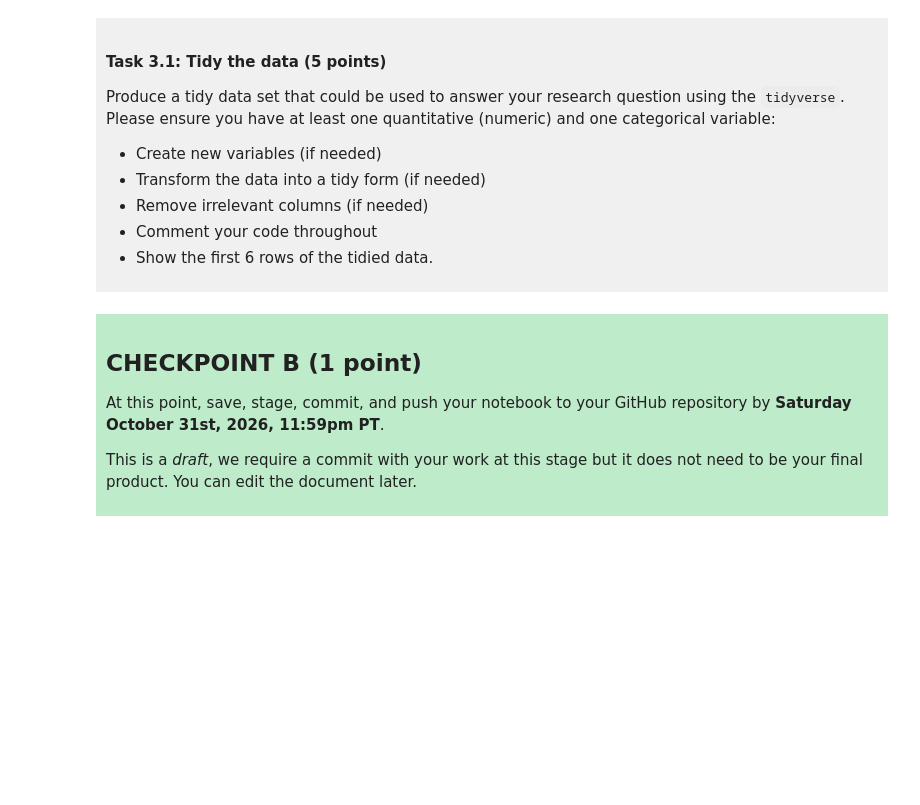
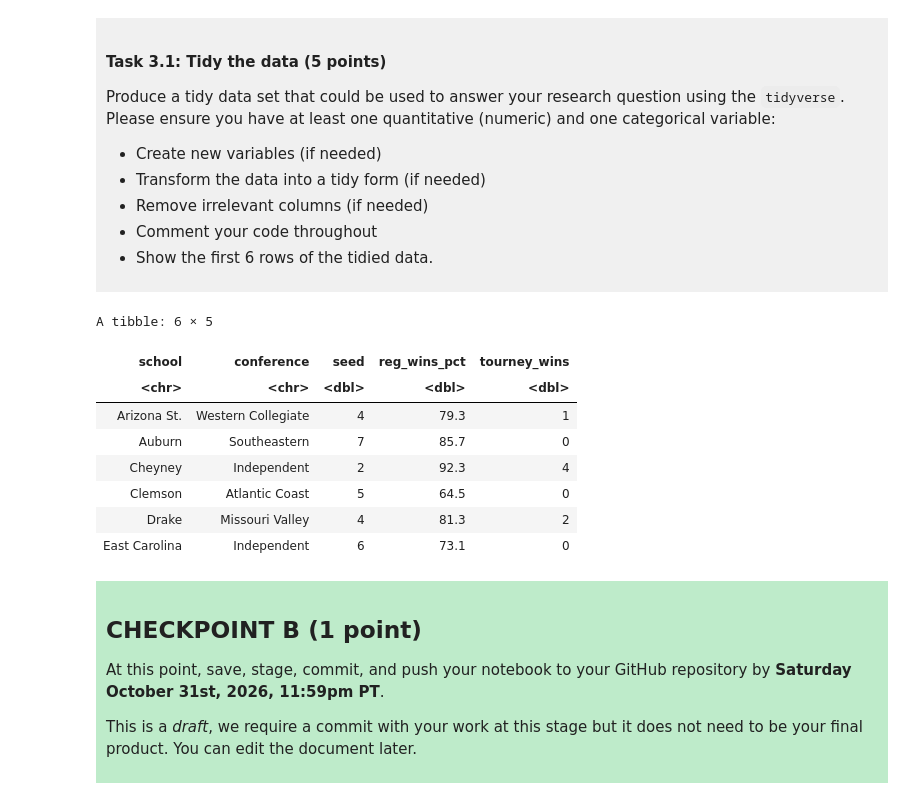
Before and after one commit to RubyBeach/DSCI-100-Project-Ruby-Beach, a Jupyter notebook: dsci-100-project-notebook.ipynb, the cells around one changed output. Drawn from its saved outputs; the diff is of its cells as text; code cells hidden in the pictures; blank space fills up the shorter version.

```diff
--- a/dsci-100-project-notebook.ipynb
+++ b/dsci-100-project-notebook.ipynb
@@ -189,7 +212,23 @@ Produce a tidy data set that could be used to answer your research question usin
 
 </div>
 # %%
-### EDIT THIS CODE CELL ###
+library(tidyverse)
+march_madness_w_tidy<- march_madness_w |>
+       select (school, conference, seed, reg_wins_pct, tourney_wins) |> #selecting the columns that are relevant to my question
+filter(!is.na(school), !is.na(conference), !is.na(seed), !is.na(reg_wins_pct), !is.na(tourney_wins)) #sorting out all of the NA values
+
+march_madness_w_tidy |>
+slice(1:6)
+# %% [output]
+A tibble: 6 × 5
+| school | conference | seed | reg_wins_pct | tourney_wins |
+| <chr> | <chr> | <dbl> | <dbl> | <dbl> |
+| Arizona St. | Western Collegiate | 4 | 79.3 | 1 |
+| Auburn | Southeastern | 7 | 85.7 | 0 |
+| Cheyney | Independent | 2 | 92.3 | 4 |
+| Clemson | Atlantic Coast | 5 | 64.5 | 0 |
+| Drake | Missouri Valley | 4 | 81.3 | 2 |
+| East Carolina | Independent | 6 | 73.1 | 0 |
 # %% [markdown]
 <div style="background-color: #beebca; padding: 10px;">
 
```
Also changed, not shown: parts of 3 cells of this notebook.
